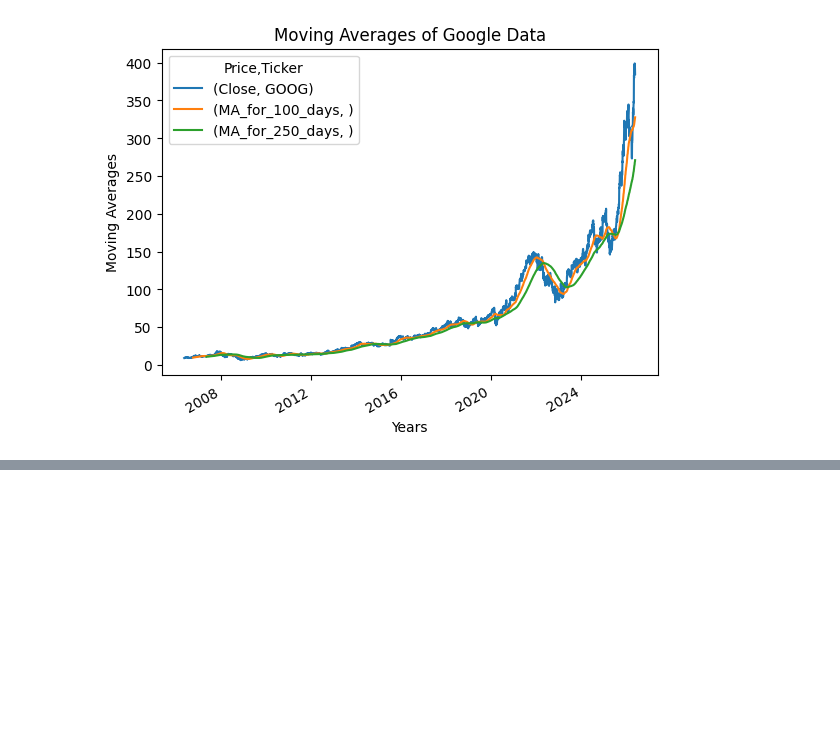
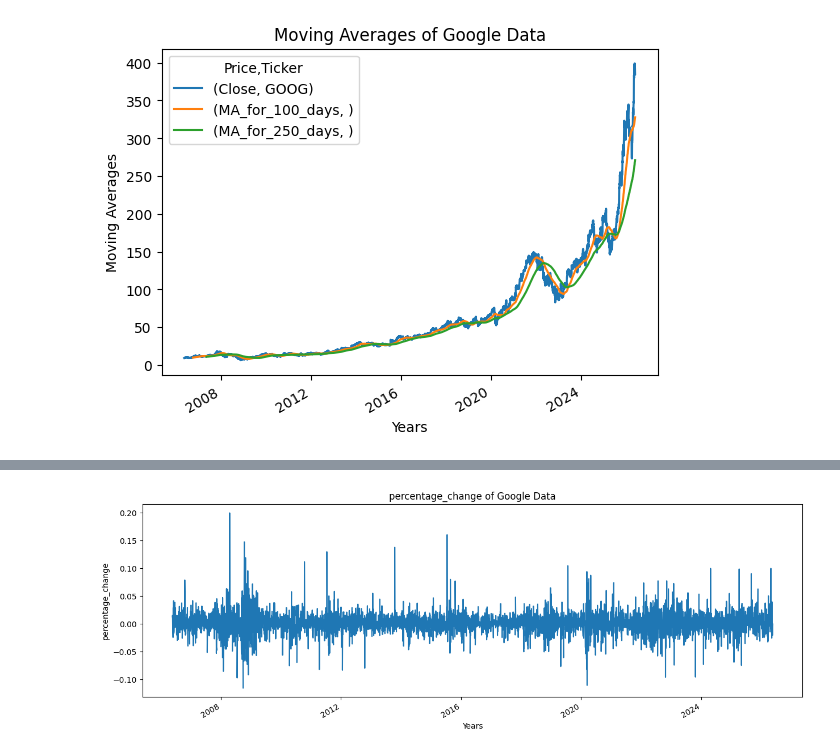
Before and after one commit to kanchana-Tejaswy/stock_market_predection, a Jupyter notebook: stock.ipynb, the cells around one changed output, grey strips where cells are left out. Saved outputs shown, nothing was run; the diff lists cells and outputs as text; code cells hidden in the pictures; blank space fills up the shorter version.

Commit message:
created a graph for percentage change

```diff
--- a/stock.ipynb
+++ b/stock.ipynb
@@ -277,3 +277,7 @@ plot_graph(
 # %% [output]
 <Figure size 1500x500 with 0 Axes>
 [figure]
+# %%
+google_data['percentage_change_cp'] = google_data['Close'].pct_change()
+
+google_data[['Close', 'percentage_change_cp']].head()
@@ -279,0 +293,4 @@ plot_graph(
+# %%
+plot_graph((15,5), google_data['percentage_change_cp'],'percentage_change')
+# %% [output]
+[figure, added]
```
Also changed, not shown: parts of 1 cell of this notebook.
